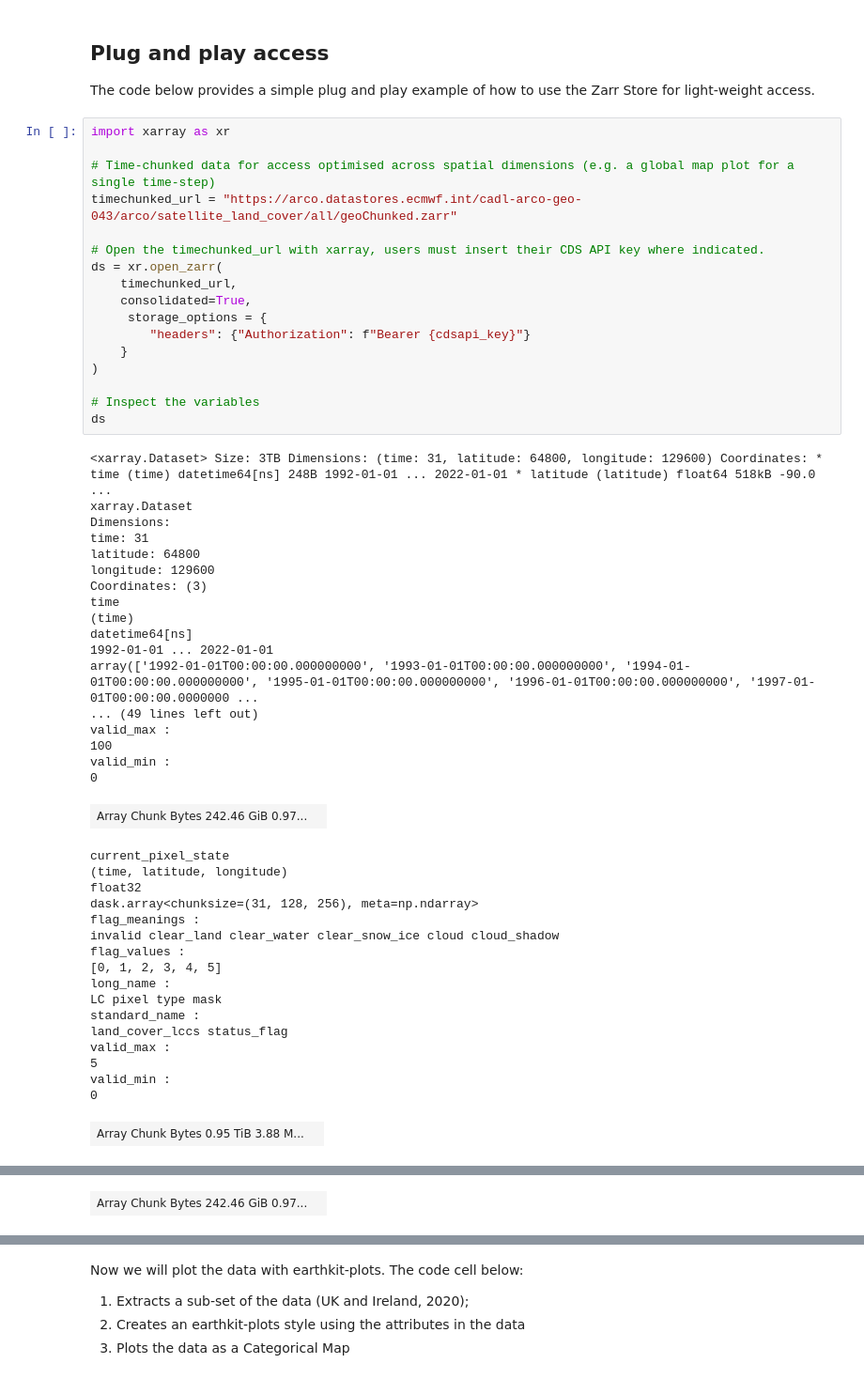
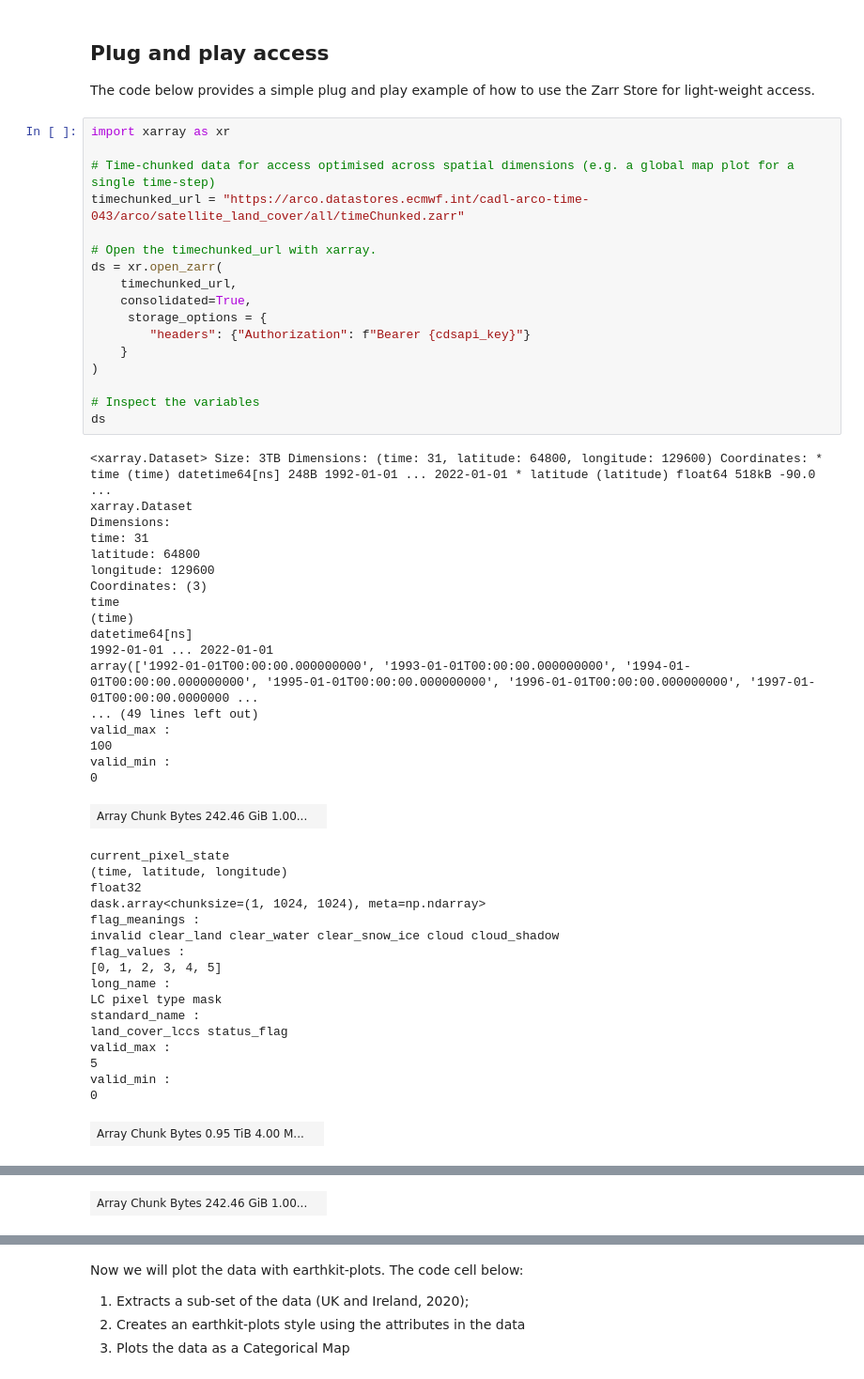
Before and after one commit to ecmwf-projects/dss-notebooks, a Jupyter notebook: datasets/satellite-land-cover/arco-access.ipynb, the cells around one changed output, grey strips where cells are left out. Shown at 94% size. Drawn from its saved outputs; the diff is of its cells as text.

```diff
--- a/datasets/satellite-land-cover/arco-access.ipynb
+++ b/datasets/satellite-land-cover/arco-access.ipynb
@@ -14,42 +14,42 @@ The code below provides a simple plug and play example of how to use the Zarr St
 import xarray as xr
 
 # Time-chunked data for access optimised across spatial dimensions (e.g. a global map plot for a single time-step)
-timechunked_url = "https://arco.datastores.ecmwf.int/cadl-arco-geo-043/arco/satellite_land_cover/all/geoChunked.zarr"
+timechunked_url = "https://arco.datastores.ecmwf.int/cadl-arco-time-043/arco/satellite_land_cover/all/timeChunked.zarr"
 
-# Open the timechunked_url with xarray, users must insert their CDS API key where indicated.
+# Open the timechunked_url with xarray.
 ds = xr.open_zarr(
     timechunked_url,
     consolidated=True,
      storage_options = {
         "headers": {"Authorization": f"Bearer {cdsapi_key}"}
     }
 )
 
 # Inspect the variables
 ds
 # %% [output]
 <xarray.Dataset> Size: 3TB Dimensions: (time: 31, latitude: 64800, longitude: 129600) Coordinates: * time (time) datetime64[ns] 248B 1992-01-01 ... 2022-01-01 * latitude (latitude) float64 518kB -90.0 ...
 xarray.Dataset
 Dimensions:
 time: 31
 latitude: 64800
 longitude: 129600
 Coordinates: (3)
 time
 (time)
 datetime64[ns]
 1992-01-01 ... 2022-01-01
 array(['1992-01-01T00:00:00.000000000', '1993-01-01T00:00:00.000000000', '1994-01-01T00:00:00.000000000', '1995-01-01T00:00:00.000000000', '1996-01-01T00:00:00.000000000', '1997-01-01T00:00:00.0000000 ...
 ... (49 lines left out)
 valid_max :
 100
 valid_min :
 0
-| Array Chunk Bytes 242.46 GiB 0.97... |  |
+| Array Chunk Bytes 242.46 GiB 1.00... |  |
 current_pixel_state
 (time, latitude, longitude)
 float32
-dask.array<chunksize=(31, 128, 256), meta=np.ndarray>
+dask.array<chunksize=(1, 1024, 1024), meta=np.ndarray>
 flag_meanings :
 invalid clear_land clear_water clear_snow_ice cloud cloud_shadow
 flag_values :
@@ -62,7 +62,7 @@ valid_max :
 5
 valid_min :
 0
-| Array Chunk Bytes 0.95 TiB 3.88 M... |  |
+| Array Chunk Bytes 0.95 TiB 4.00 M... |  |
 lccs_class
 (time, latitude, longitude)
 uint8
@@ -83,7 +83,7 @@ valid_max :
 220
 valid_min :
 1
-| Array Chunk Bytes 242.46 GiB 0.97... |  |
+| Array Chunk Bytes 242.46 GiB 1.00... |  |
 observation_count
 (time, latitude, longitude)
 uint16
```
Also changed, not shown: parts of 1 cell of this notebook, 1 other file.
